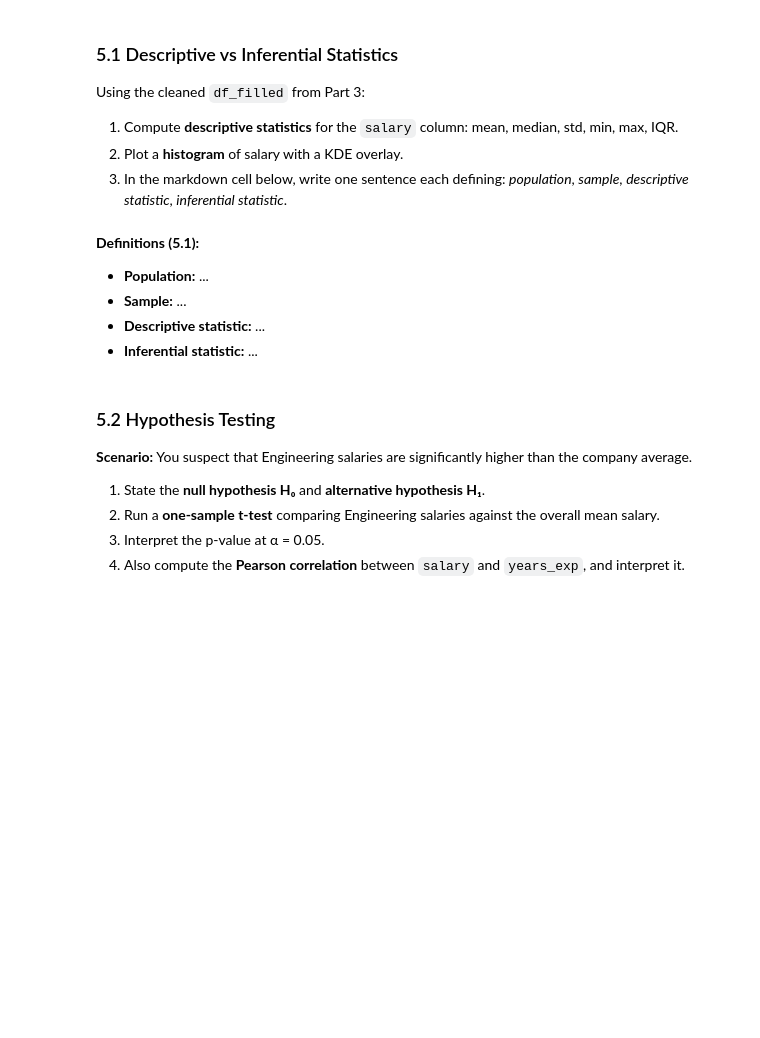
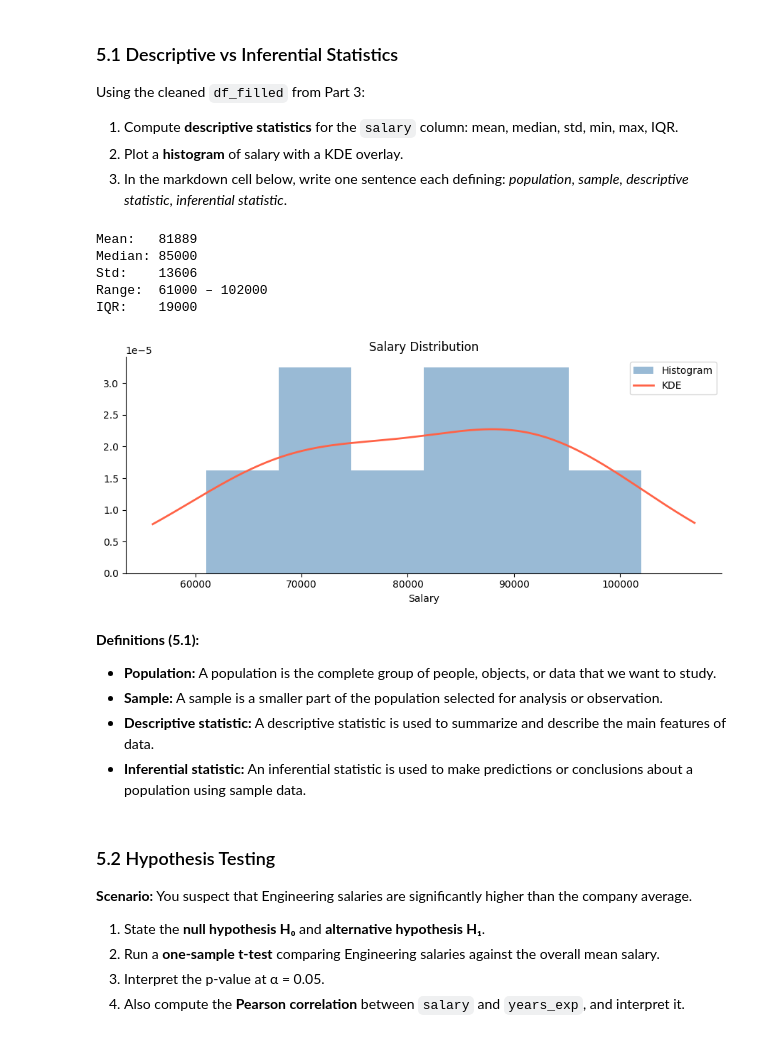
Before and after one commit to divyansharrma10/CEI_Assignments_Divyansh_Sharma_PIET, a Jupyter notebook: week1_Divyansh_Sharma_PIET.ipynb, the cells around one changed output. Saved outputs shown, nothing was run; the diff lists cells and outputs as text; code cells hidden in the pictures; blank space fills up the shorter version.

```diff
--- a/week1_Divyansh_Sharma_PIET.ipynb
+++ b/week1_Divyansh_Sharma_PIET.ipynb
@@ -599,31 +620,43 @@ Using the cleaned `df_filled` from Part 3:
 # %%
 salary = df_filled['salary']
 
-mean_s   = None  # YOUR CODE HERE
-median_s = None  # YOUR CODE HERE
-std_s    = None  # YOUR CODE HERE
-min_s    = None  # YOUR CODE HERE
-max_s    = None  # YOUR CODE HERE
-iqr_s    = None  # YOUR CODE HERE — use np.percentile
+mean_s   = salary.mean()
+median_s = salary.median()
+std_s    = salary.std()
+min_s    = salary.min()
+max_s    = salary.max()
+iqr_s    = np.percentile(salary, 75) - np.percentile(salary, 25)
 
 print(f"Mean:   {mean_s:.0f}")
 print(f"Median: {median_s:.0f}")
 print(f"Std:    {std_s:.0f}")
 print(f"Range:  {min_s:.0f} – {max_s:.0f}")
 print(f"IQR:    {iqr_s:.0f}")
 
 # Histogram + KDE
 fig, ax = plt.subplots()
-# YOUR CODE HERE
+ax.hist(salary, bins=6, density=True, alpha=0.55, color='steelblue', label='Histogram')
+from scipy.stats import gaussian_kde
+kde_fn = gaussian_kde(salary)
+x_range = np.linspace(min_s - 5000, max_s + 5000, 300)
+ax.plot(x_range, kde_fn(x_range), color='tomato', lw=2, label='KDE')
+ax.legend()
 ax.set_xlabel('Salary'); ax.set_title('Salary Distribution')
 plt.tight_layout(); plt.show()
+# %% [output]
+Mean:   81889
+Median: 85000
+Std:    13606
+Range:  61000 – 102000
+IQR:    19000
+[figure, added]
 # %% [markdown]
 **Definitions (5.1):**
 
-- **Population:** ...
-- **Sample:** ...
-- **Descriptive statistic:** ...
-- **Inferential statistic:** ...
+- **Population:** A population is the complete group of people, objects, or data that we want to study.
+- **Sample:** A sample is a smaller part of the population selected for analysis or observation.
+- **Descriptive statistic:** A descriptive statistic is used to summarize and describe the main features of data.
+- **Inferential statistic:** An inferential statistic is used to make predictions or conclusions about a population using sample data.
 # %% [markdown]
 ### 5.2 Hypothesis Testing
 
```
Also changed, not shown: parts of 9 cells of this notebook.
